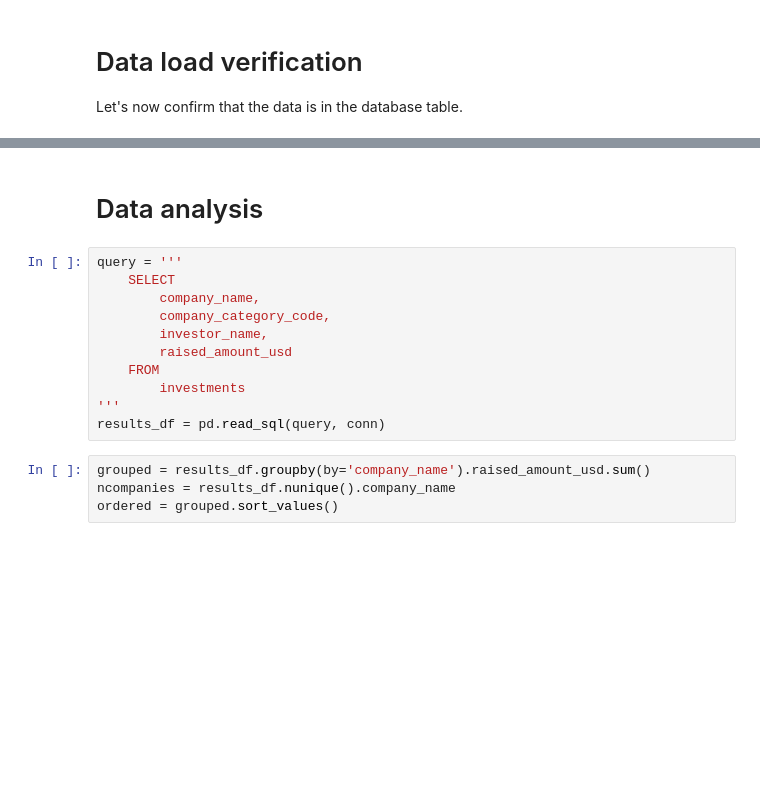
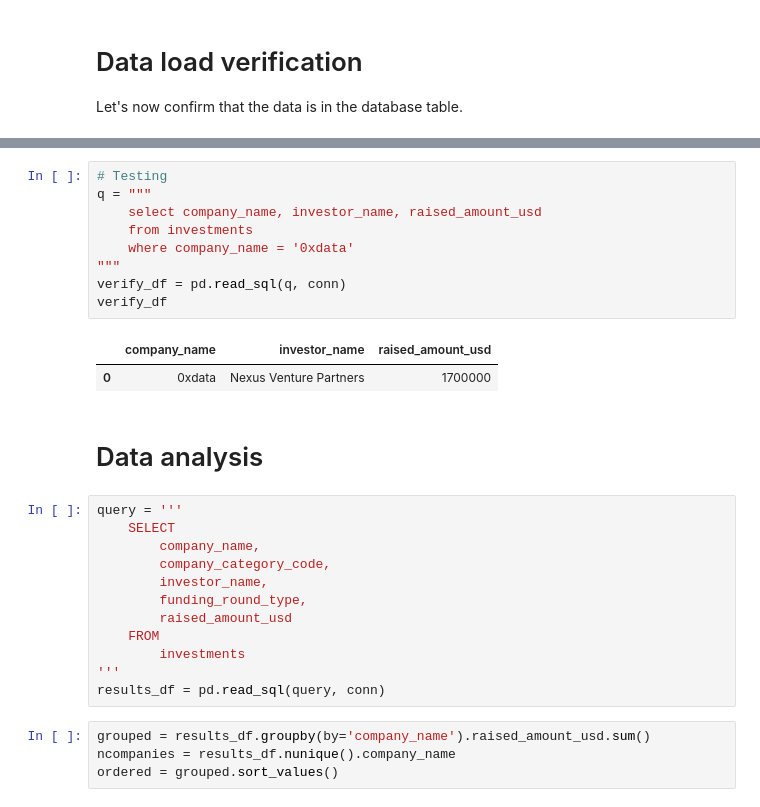
Before and after one commit to jdavidp/dataquest-projects, a Jupyter notebook: project3/crunchbase.ipynb, the cells around one changed output, grey strips where cells are left out. Drawn from its saved outputs; the diff is of its cells as text; blank space fills up the shorter version.

```diff
--- a/project3/crunchbase.ipynb
+++ b/project3/crunchbase.ipynb
@@ -208,3 +391,15 @@ results_df
+# %%
+# Testing
+q = """
+    select company_name, investor_name, raised_amount_usd
+    from investments
+    where company_name = '0xdata'
+"""
+verify_df = pd.read_sql(q, conn)
+verify_df
+# %% [output]
+|  | company_name | investor_name | raised_amount_usd |
+| 0 | 0xdata | Nexus Venture Partners | 1700000 |
 # %% [markdown]
 # Data analysis
 # %%
@@ -213,6 +408,7 @@ query = '''
         company_name,
         company_category_code,
         investor_name,
+        funding_round_type,
         raised_amount_usd
     FROM
         investments
```
Also changed, not shown: parts of 23 cells of this notebook, 1 other file.
